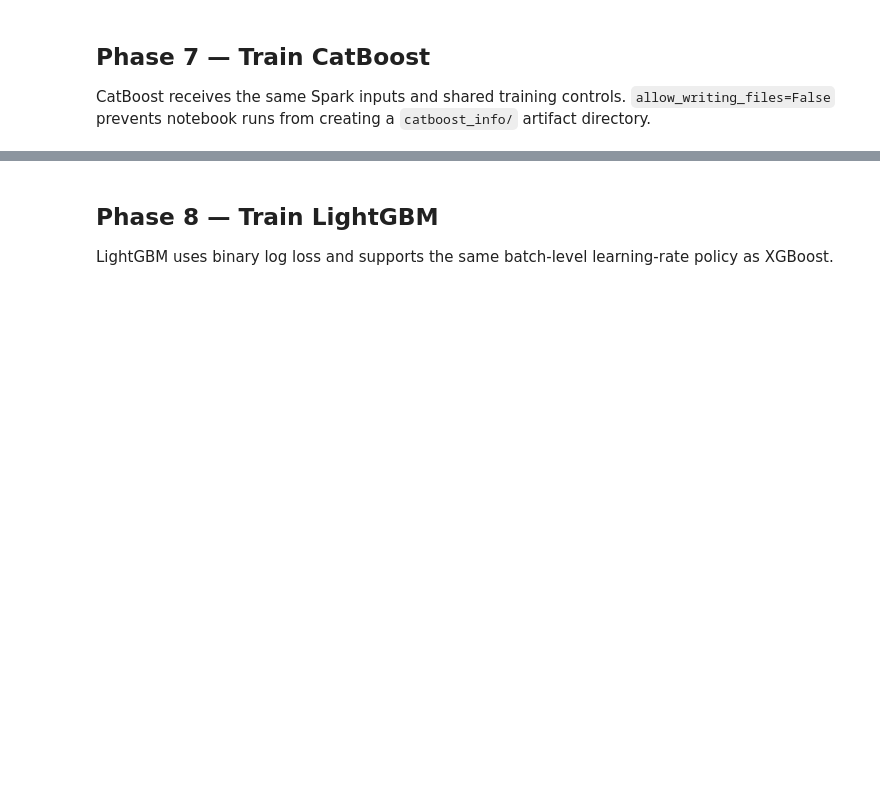
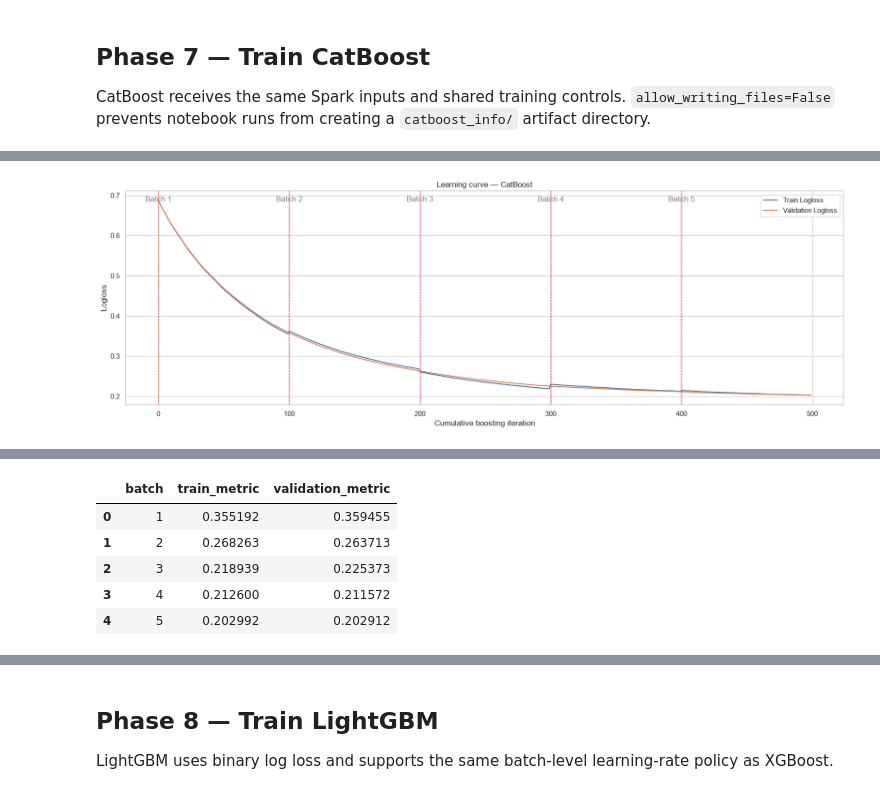
Before and after one commit to Manda404/Spark-Batch-Trainer, a Jupyter notebook: notebooks/01_binary_classification.ipynb, the cells around one changed output, grey strips where cells are left out. Saved outputs shown, nothing was run; the diff lists cells and outputs as text; code cells hidden in the pictures; blank space fills up the shorter version.

```diff
--- a/notebooks/01_binary_classification.ipynb
+++ b/notebooks/01_binary_classification.ipynb
@@ -261,0 +487,39 @@ display(summarize_history(catboost_trainer))
+# %%
+# ==============================================================================
+# 1. MODEL INITIALIZATION & TRAINING
+# ==============================================================================
+# Instantiate the trainer wrapper for CatBoost
+catboost_trainer = create_trainer("catboost")
+
+# Train the model using Spark DataFrames with optimized CatBoost hyperparameters
+catboost_trainer.fit(
+    train_dataframe=spark_train_df,
+    valid_dataframe=spark_validation_df,
+    target_column=TARGET_COLUMN,
+    model_config={
+        "loss_function": "Logloss",        # Objective function optimized during training
+        "eval_metric": "Logloss",          # Metric used on validation data for early stopping detection
+        "iterations": 100,                 # Maximum number of trees to build
+        "learning_rate": 0.01,             # Step size shrinkage to control convergence speed
+        "depth": 6,                        # Depth of the trees
+        "l2_leaf_reg": 3.0,                # L2 regularization term coefficient on leaf values
+        "auto_class_weights": "Balanced",  # Automatically adjusts weights inversely proportional to class frequencies
+        "bootstrap_type": "Bernoulli",     # Subsampling method for selecting data instances
+        "subsample": 0.8,                  # Sample rate for bagging when Bernoulli bootstrap is active
+        "random_seed": RANDOM_STATE,       # Seed used for reproducibility
+        "allow_writing_files": False,      # Prevents CatBoost from generating local directory execution logs
+        "verbose": False,                  # Disables detailed per-iteration logging console prints
+    },
+    # Merges global training config while explicitly forcing sample weights to False
+    training_config={**TRAINING_CONFIG, "use_sample_weight": False},
+)
+
+# ==============================================================================
+# 2. MODEL EXTRACTION & LOGGING
+# ==============================================================================
+# Retrieve the fully trained CatBoost model pipeline object
+catboost_model = catboost_trainer.get_trained_model()
+
+# Display the training logs and evaluation metrics history (e.g., loss curves)
+display(summarize_history(catboost_trainer))
+# %% [output]
@@ -261,0 +543 @@ display(summarize_history(catboost_trainer))
+[figure, added]
@@ -261,0 +549,6 @@ display(summarize_history(catboost_trainer))
+|  | batch | train_metric | validation_metric |
+| 0 | 1 | 0.355192 | 0.359455 |
+| 1 | 2 | 0.268263 | 0.263713 |
+| 2 | 3 | 0.218939 | 0.225373 |
+| 3 | 4 | 0.212600 | 0.211572 |
+| 4 | 5 | 0.202992 | 0.202912 |
```
Also changed, not shown: parts of 24 cells of this notebook, 53 other files.
